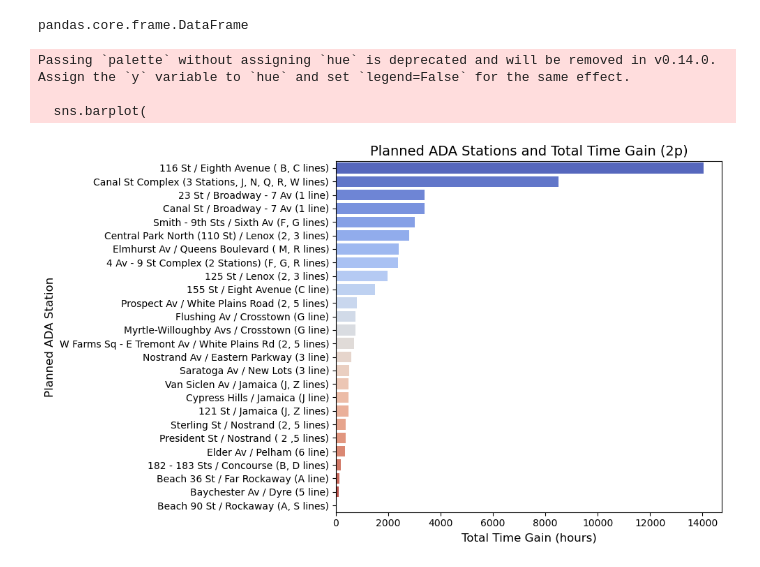
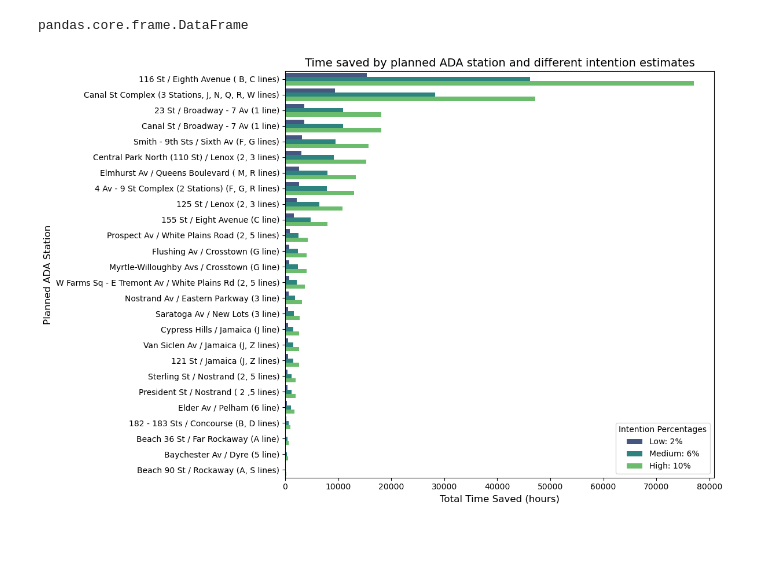
Before and after one commit to ashwinhar/mta-open-data-challenge, a Jupyter notebook: visuals/visuals.ipynb, the cells around one changed output. Drawn from its saved outputs; the diff is of its cells as text; code cells hidden in the pictures; blank space fills up the shorter version.

Commit message:
better visuals

```diff
--- a/visuals/visuals.ipynb
+++ b/visuals/visuals.ipynb
@@ -23,27 +26,42 @@ pandas.core.frame.DataFrame
 import seaborn as sns
 import matplotlib.pyplot as plt
 # %%
+df_melted = pd.melt(df,
+                    id_vars='planned_ada_station',
+                    value_vars=['total_time_gain_hrs_2p', 'total_time_gain_hrs_6p', 'total_time_gain_hrs_10p'],
+                    var_name='time_period',
+                    value_name='total_time_gain')
+
+# Rename the time periods for better readability
+df_melted['time_period'] = df_melted['time_period'].replace({
+    'total_time_gain_hrs_2p': 'Low: 2%',
+    'total_time_gain_hrs_6p': 'Medium: 6%',
+    'total_time_gain_hrs_10p': 'High: 10%'
+})
+
 # Set the plot size
-plt.figure(figsize=(10, 6))
+plt.figure(figsize=(12, 8))
 
-# Create the barplot using Seaborn
+# Create the clustered barplot
 sns.barplot(
-    x="total_time_gain_hrs_2p",
-    y="planned_ada_station",
-    data=df,
-    palette="coolwarm",  # Aesthetic color palette
+    x='total_time_gain',
+    y='planned_ada_station',
+    hue='time_period',
+    data=df_melted,
+    palette='viridis'  # Aesthetic color palette
 )
 
 # Set plot labels and title
-plt.xlabel("Total Time Gain (hours)", fontsize=12)
-plt.ylabel("Planned ADA Station", fontsize=12)
-plt.title("Planned ADA Stations and Total Time Gain (2p)", fontsize=14)
+plt.xlabel('Total Time Saved (hours)', fontsize=12)
+plt.ylabel('Planned ADA Station', fontsize=12)
+plt.title('Time saved by planned ADA station and different intention estimates', fontsize=14)
+
+# Display the legend
+plt.legend(title='Intention Percentages')
 
 # Display the plot
 plt.tight_layout()
-plt.savefig("results.jpg", format="jpg", dpi=500)
+plt.savefig("clustered_bar_chart_high_quality.jpg", format="jpg", dpi=300)
+plt.show()
 # %% [output]
-Passing `palette` without assigning `hue` is deprecated and will be removed in v0.14.0. Assign the `y` variable to `hue` and set `legend=False` for the same effect.
-
-  sns.barplot(
-[figure, old version]
+[figure, new version]
```
Also changed, not shown: parts of 1 cell of this notebook, 2 other files.
